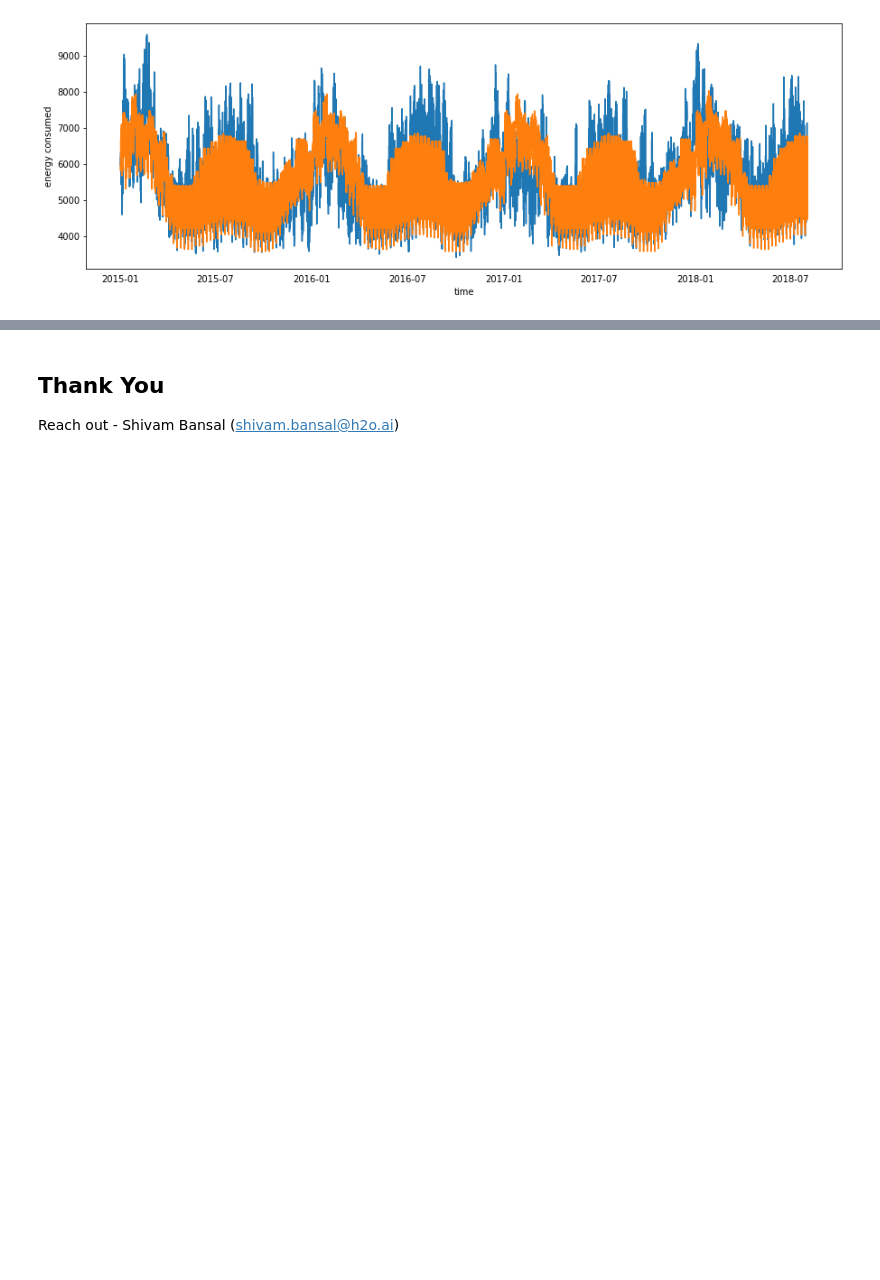
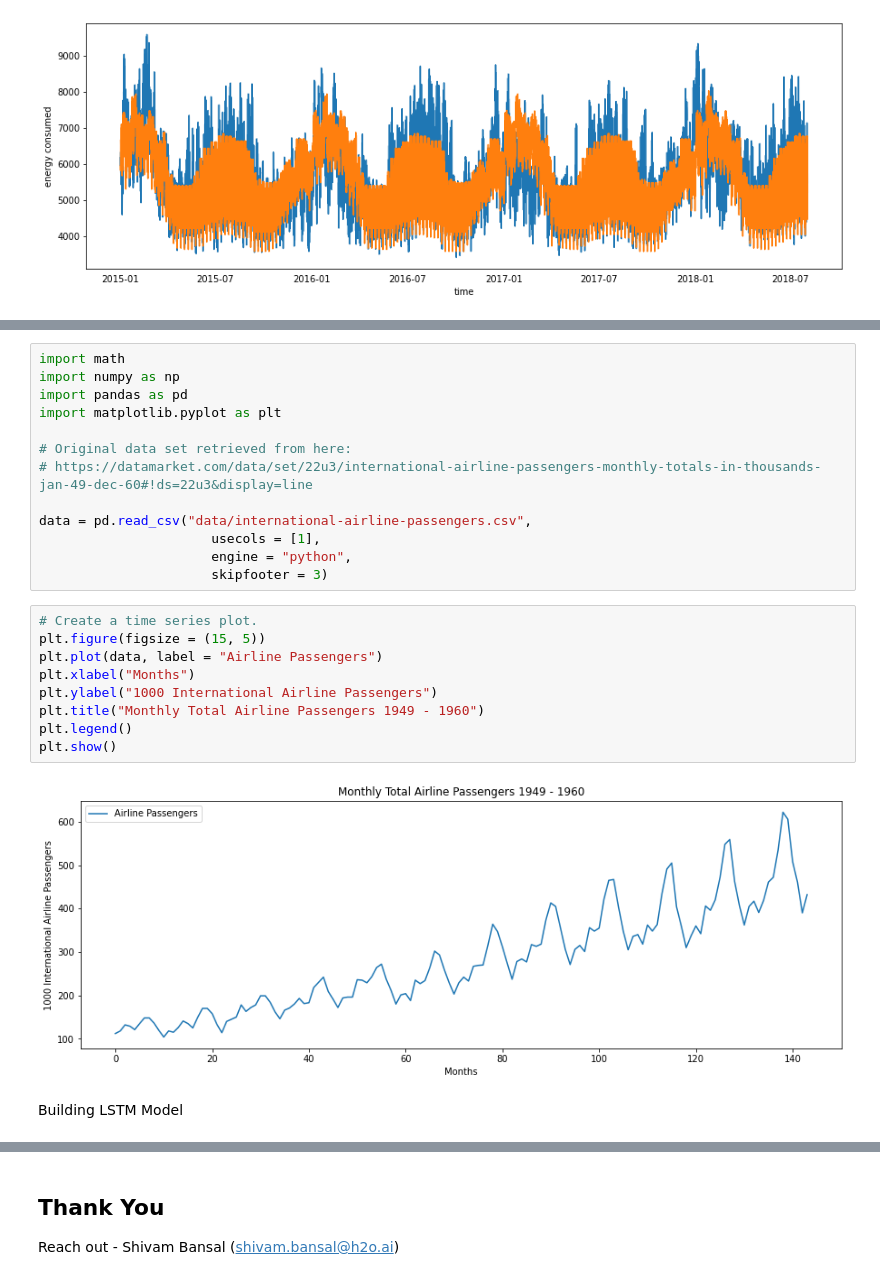
Before and after one commit to shivam5992/NUS_BAC_Workshop, a Jupyter notebook: pre-ran.ipynb, the cells around one changed output, grey strips where cells are left out. Cells and saved outputs as stored; diff of their text form; blank space fills up the shorter version.

Commit message:
added LSTM

```diff
--- a/pre-ran.ipynb
+++ b/pre-ran.ipynb
@@ -588,0 +606,26 @@ plt.show()
+# %%
+import math
+import numpy as np
+import pandas as pd
+import matplotlib.pyplot as plt
+
+# Original data set retrieved from here:
+# https://datamarket.com/data/set/22u3/international-airline-passengers-monthly-totals-in-thousands-jan-49-dec-60#!ds=22u3&display=line
+
+data = pd.read_csv("data/international-airline-passengers.csv",
+                      usecols = [1],
+                      engine = "python",
+                      skipfooter = 3)
+# %%
+# Create a time series plot.
+plt.figure(figsize = (15, 5))
+plt.plot(data, label = "Airline Passengers")
+plt.xlabel("Months")
+plt.ylabel("1000 International Airline Passengers")
+plt.title("Monthly Total Airline Passengers 1949 - 1960")
+plt.legend()
+plt.show()
+# %% [output]
+[figure, added]
+# %% [markdown]
+Building LSTM Model
```
Also changed, not shown: parts of 11 cells of this notebook, 2 other files.
